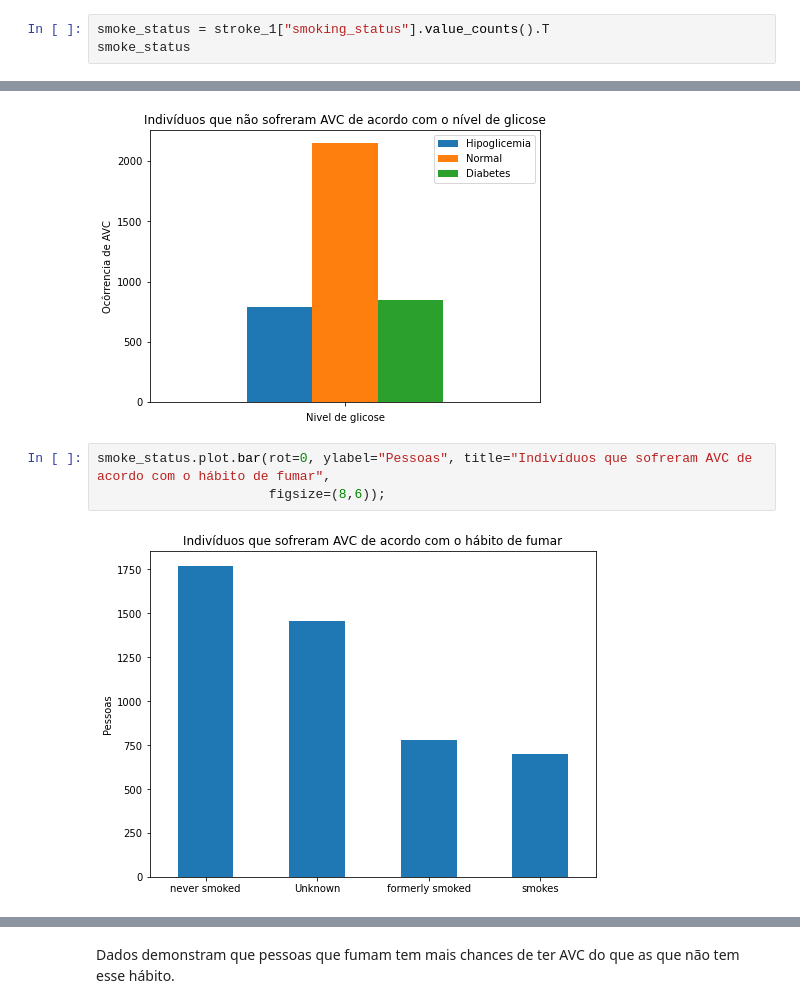
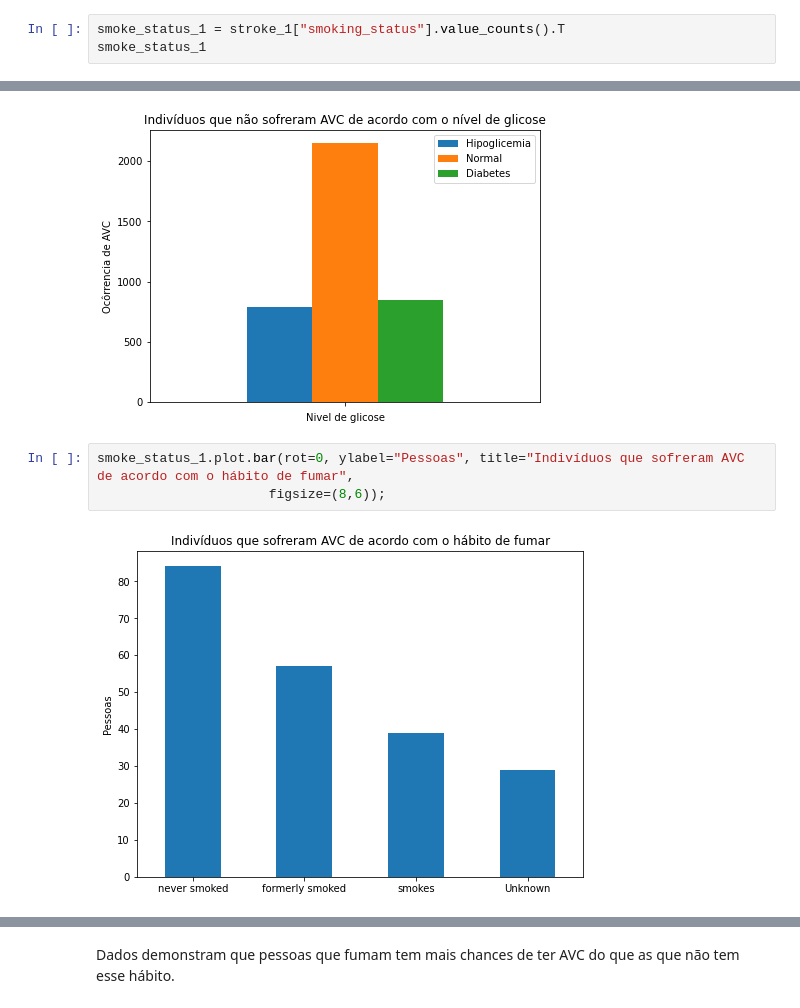
Before and after one commit to lucasma7/Exploratory_Analysis_Stroke, a Jupyter notebook: exploratory_analysis_stroke.ipynb, the cells around one changed output, grey strips where cells are left out. Drawn from its saved outputs; the diff is of its cells as text.

```diff
--- a/exploratory_analysis_stroke.ipynb
+++ b/exploratory_analysis_stroke.ipynb
@@ -251,8 +251,8 @@ glicose_0.boxplot();
 # %% [markdown]
 ## 3. Com Relação ao Hábito de Fumar
 # %%
-smoke_status = stroke_1["smoking_status"].value_counts().T
-smoke_status
+smoke_status_1 = stroke_1["smoking_status"].value_counts().T
+smoke_status_1
 # %% [output]
 never smoked       84
 formerly smoked    57
@@ -662,8 +662,8 @@ df_glicose_0_count.plot.bar(rot=0, title='Indivíduos que não sofreram AVC de a
 # %% [output]
 [figure]
 # %%
-smoke_status.plot.bar(rot=0, ylabel="Pessoas", title="Indivíduos que sofreram AVC de acordo com o hábito de fumar",
+smoke_status_1.plot.bar(rot=0, ylabel="Pessoas", title="Indivíduos que sofreram AVC de acordo com o hábito de fumar",
                       figsize=(8,6));
 # %% [output]
-[figure, old version]
+[figure, new version]
 # %%
```
Also changed, not shown: parts of 2 cells of this notebook.
